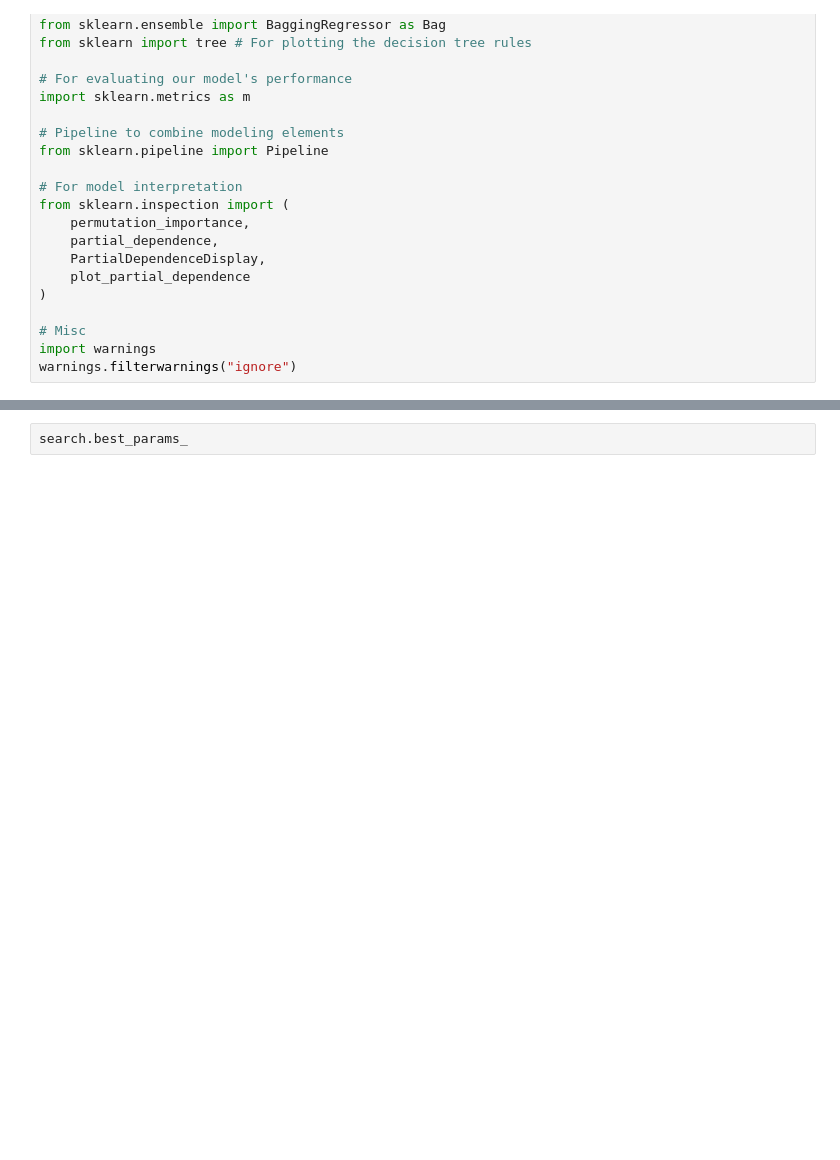
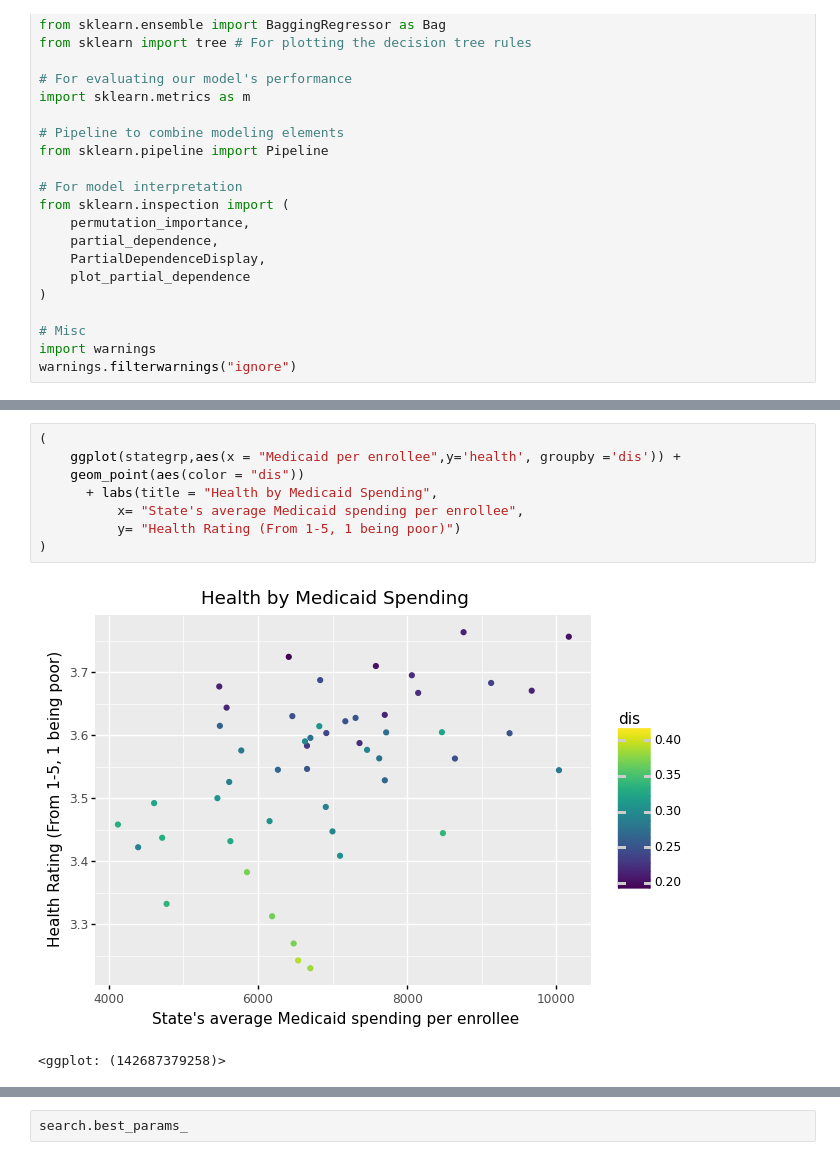
Before and after one commit to audreymcj/PPOL564proj, a Jupyter notebook: exploration.ipynb, the cells around one changed output, grey strips where cells are left out. Cells and saved outputs as stored; diff of their text form; blank space fills up the shorter version.

```diff
--- a/exploration.ipynb
+++ b/exploration.ipynb
@@ -126,0 +145,11 @@ stategrp = (dat
+# %%
+(
+    ggplot(stategrp,aes(x = "Medicaid per enrollee",y='health', groupby ='dis')) +
+    geom_point(aes(color = "dis"))
+      + labs(title = "Health by Medicaid Spending",
+          x= "State's average Medicaid spending per enrollee",
+          y= "Health Rating (From 1-5, 1 being poor)")
+)
+# %% [output]
+[figure, added]
+<ggplot: (142687379258)>
```
Also changed, not shown: parts of 29 cells of this notebook, 1 other file.
